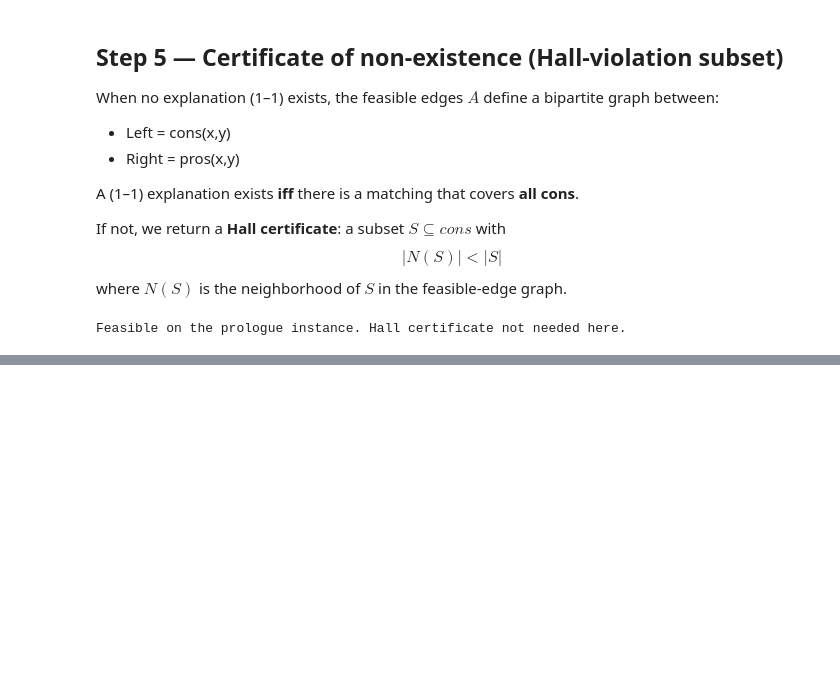
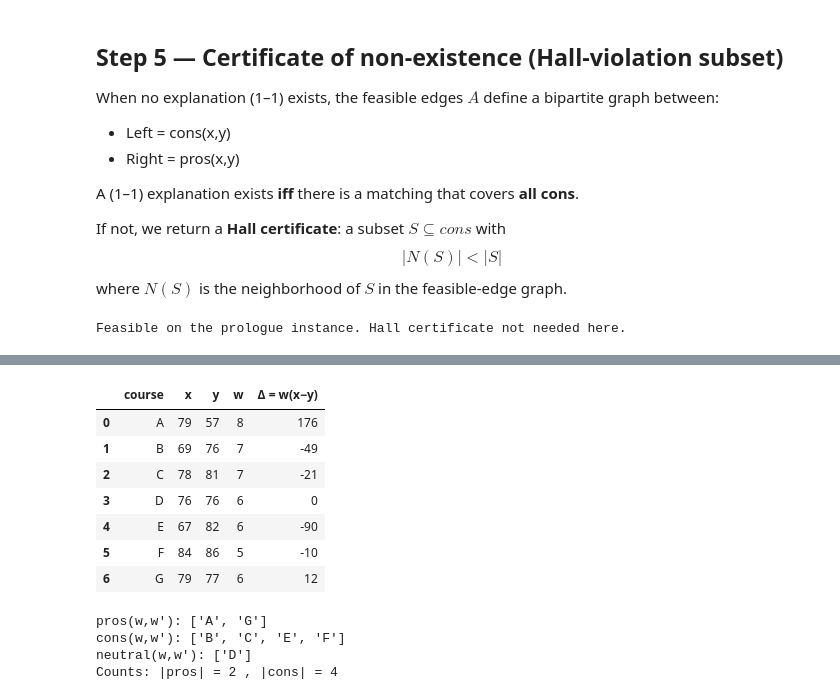
Before and after one commit to britofelipe/projet-sdp, a Jupyter notebook: main.ipynb, the cells around one changed output, grey strips where cells are left out. Cells and saved outputs as stored; diff of their text form; code cells hidden in the pictures; blank space fills up the shorter version.

```diff
--- a/main.ipynb
+++ b/main.ipynb
@@ -303,0 +577,22 @@ Feasible on the prologue instance. Hall certificate not needed here.
+# %%
+delta_ww, pros_ww, cons_ww, neutral_ww, df_ww = compute_deltas("w", "w'", df_scores, weights)
+df_ww
+# %% [output]
+|  | course | x | y | w | Δ = w(x−y) |
+| 0 | A | 79 | 57 | 8 | 176 |
+| 1 | B | 69 | 76 | 7 | -49 |
+| 2 | C | 78 | 81 | 7 | -21 |
+| 3 | D | 76 | 76 | 6 | 0 |
+| 4 | E | 67 | 82 | 6 | -90 |
+| 5 | F | 84 | 86 | 5 | -10 |
+| 6 | G | 79 | 77 | 6 | 12 |
+# %%
+print("pros(w,w'):", pros_ww)
+print("cons(w,w'):", cons_ww)
+print("neutral(w,w'):", neutral_ww)
+print("Counts: |pros| =", len(pros_ww), ", |cons| =", len(cons_ww))
+# %% [output]
+pros(w,w'): ['A', 'G']
+cons(w,w'): ['B', 'C', 'E', 'F']
+neutral(w,w'): ['D']
+Counts: |pros| = 2 , |cons| = 4
```
Also changed, not shown: parts of 19 cells of this notebook.
